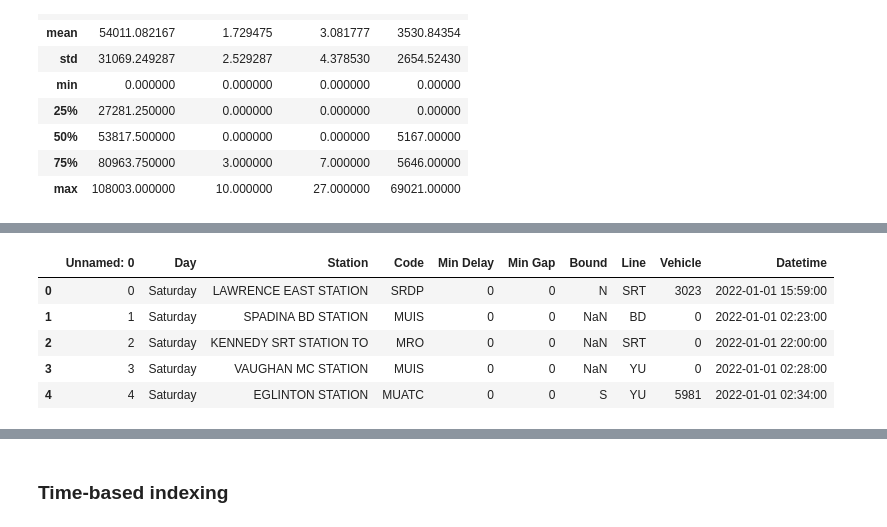
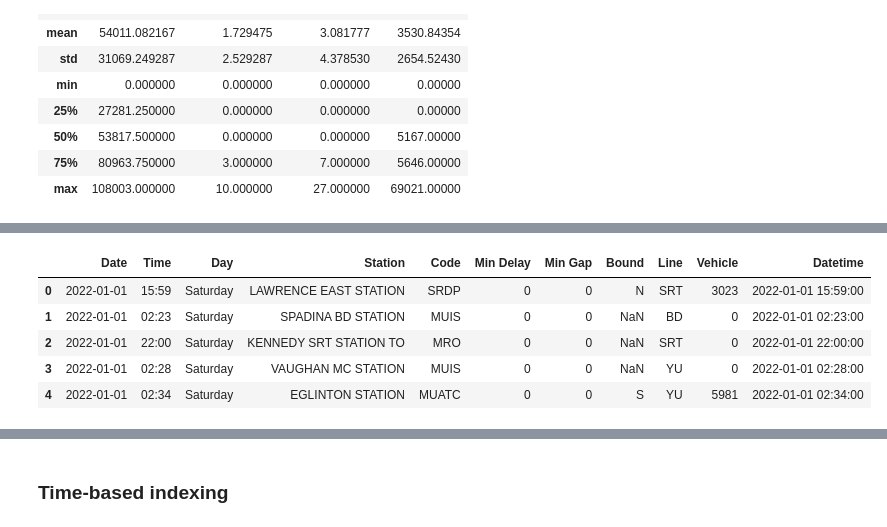
Before and after one commit to katherinewest/CME538_2023, a Jupyter notebook: DataVisualizations.ipynb, the cells around one changed output, grey strips where cells are left out. Cells and saved outputs as stored; diff of their text form; code cells hidden in the pictures.

```diff
--- a/DataVisualizations.ipynb
+++ b/DataVisualizations.ipynb
@@ -125,12 +101,14 @@ https://gist.github.com/mwaskom/de44147ed2974457ad6372750bbe5751
 # %%
 #Merge Date and Time Columns
 ttc_subway_df['Datetime'] = pd.to_datetime(ttc_subway_df['Date']+' '+ ttc_subway_df['Time'])
-ttc_subway_df = ttc_subway_df.drop(['Date', 'Time'], axis=1)
+
+#Drop Unnamed column
+ttc_subway_df = ttc_subway_df.drop(['Unnamed: 0'], axis=1)
 ttc_subway_df.head()
 # %% [output]
-|  | Unnamed: 0 | Day | Station | Code | Min Delay | Min Gap | Bound | Line | Vehicle | Datetime |
-| 0 | 0 | Saturday | LAWRENCE EAST STATION | SRDP | 0 | 0 | N | SRT | 3023 | 2022-01-01 15:59:00 |
-| 1 | 1 | Saturday | SPADINA BD STATION | MUIS | 0 | 0 | NaN | BD | 0 | 2022-01-01 02:23:00 |
-| 2 | 2 | Saturday | KENNEDY SRT STATION TO | MRO | 0 | 0 | NaN | SRT | 0 | 2022-01-01 22:00:00 |
-| 3 | 3 | Saturday | VAUGHAN MC STATION | MUIS | 0 | 0 | NaN | YU | 0 | 2022-01-01 02:28:00 |
-| 4 | 4 | Saturday | EGLINTON STATION | MUATC | 0 | 0 | S | YU | 5981 | 2022-01-01 02:34:00 |
+|  | Date | Time | Day | Station | Code | Min Delay | Min Gap | Bound | Line | Vehicle | Datetime |
+| 0 | 2022-01-01 | 15:59 | Saturday | LAWRENCE EAST STATION | SRDP | 0 | 0 | N | SRT | 3023 | 2022-01-01 15:59:00 |
+| 1 | 2022-01-01 | 02:23 | Saturday | SPADINA BD STATION | MUIS | 0 | 0 | NaN | BD | 0 | 2022-01-01 02:23:00 |
+| 2 | 2022-01-01 | 22:00 | Saturday | KENNEDY SRT STATION TO | MRO | 0 | 0 | NaN | SRT | 0 | 2022-01-01 22:00:00 |
+| 3 | 2022-01-01 | 02:28 | Saturday | VAUGHAN MC STATION | MUIS | 0 | 0 | NaN | YU | 0 | 2022-01-01 02:28:00 |
+| 4 | 2022-01-01 | 02:34 | Saturday | EGLINTON STATION | MUATC | 0 | 0 | S | YU | 5981 | 2022-01-01 02:34:00 |
```
Also changed, not shown: parts of 75 cells of this notebook, 1 other file.
